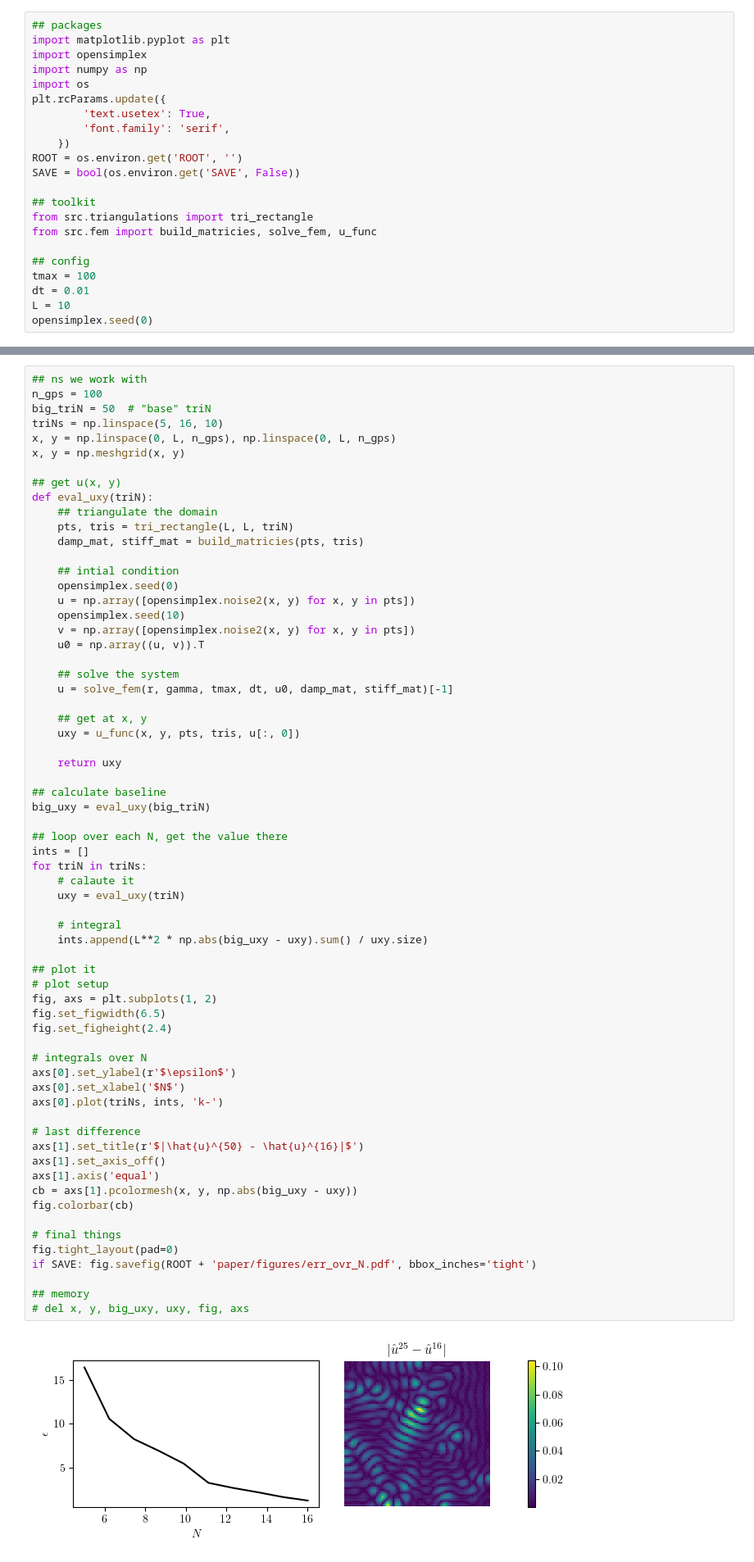
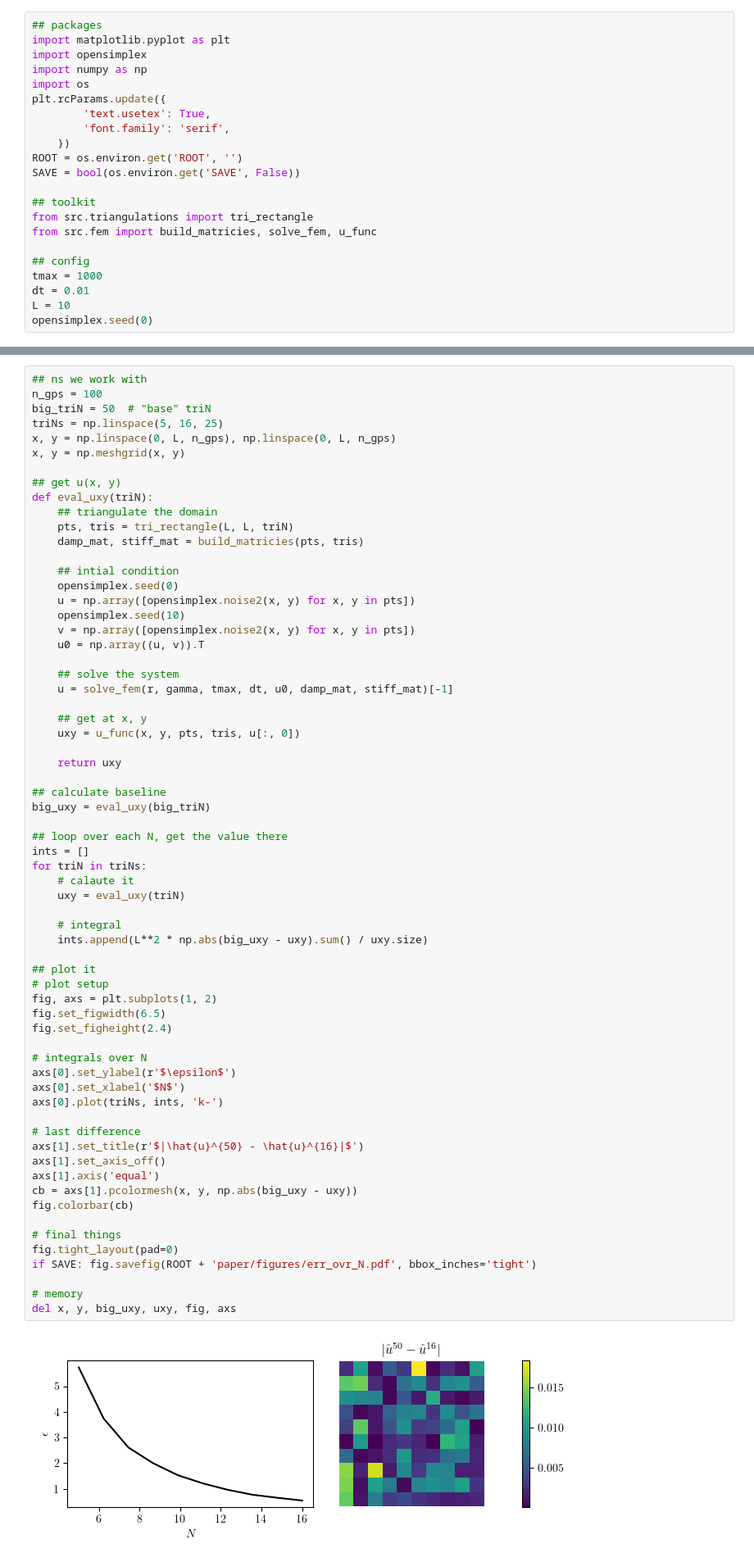
Before and after one commit to GavinEngelstad/Reaction-Diffusion-FEM, a Jupyter notebook: notebooks/error.ipynb, the cells around one changed output, grey strips where cells are left out. Shown at 82% size. Drawn from its saved outputs; the diff is of its cells as text.

Commit message:
make figures

```diff
--- a/notebooks/error.ipynb
+++ b/notebooks/error.ipynb
@@ -20,7 +20,7 @@ from src.triangulations import tri_rectangle
 from src.fem import build_matricies, solve_fem, u_func
 
 ## config
-tmax = 100
+tmax = 1000
 dt = 0.01
 L = 10
 opensimplex.seed(0)
@@ -89,7 +89,7 @@ del pts, tris, stiff_mat, damp_mat, u0, u, fig, axs
 ## ns we work with
 n_gps = 100
 big_triN = 50  # "base" triN
-triNs = np.linspace(5, 16, 10)
+triNs = np.linspace(5, 16, 25)
 x, y = np.linspace(0, L, n_gps), np.linspace(0, L, n_gps)
 x, y = np.meshgrid(x, y)
 
@@ -122,33 +122,33 @@ ints = []
 for triN in triNs:
     # calaute it
     uxy = eval_uxy(triN)
 
     # integral
     ints.append(L**2 * np.abs(big_uxy - uxy).sum() / uxy.size)
 
 ## plot it
 # plot setup
 fig, axs = plt.subplots(1, 2)
 fig.set_figwidth(6.5)
 fig.set_figheight(2.4)
 
 # integrals over N
 axs[0].set_ylabel(r'$\epsilon$')
 axs[0].set_xlabel('$N$')
 axs[0].plot(triNs, ints, 'k-')
 
 # last difference
 axs[1].set_title(r'$|\hat{u}^{50} - \hat{u}^{16}|$')
 axs[1].set_axis_off()
 axs[1].axis('equal')
 cb = axs[1].pcolormesh(x, y, np.abs(big_uxy - uxy))
 fig.colorbar(cb)
 
 # final things
 fig.tight_layout(pad=0)
 if SAVE: fig.savefig(ROOT + 'paper/figures/err_ovr_N.pdf', bbox_inches='tight')
 
-## memory
-# del x, y, big_uxy, uxy, fig, axs
+# memory
+del x, y, big_uxy, uxy, fig, axs
 # %% [output]
-[figure, old version]
+[figure, new version]
```
Also changed, not shown: parts of 1 cell of this notebook, 17 other files.
